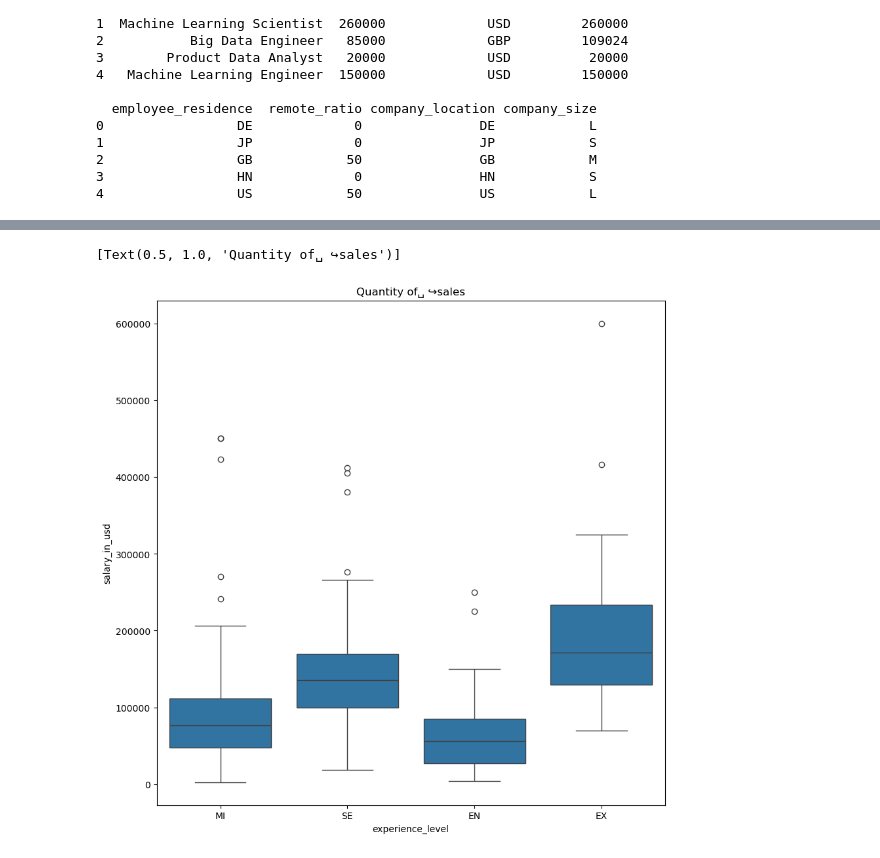
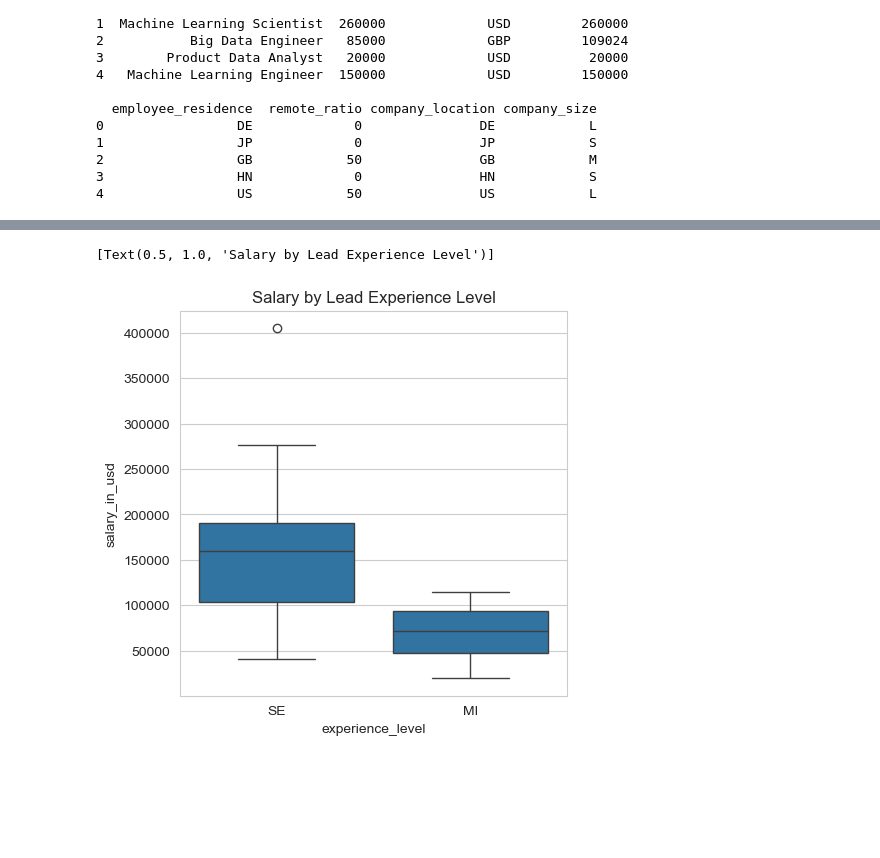
Before and after one commit to CrassSax7/DSE5002_project1, a Jupyter notebook: DSE5002_Project1_cbrookshier.ipynb, the cells around one changed output, grey strips where cells are left out. Drawn from its saved outputs; the diff is of its cells as text; code cells hidden in the pictures; blank space fills up the shorter version.

```diff
--- a/DSE5002_Project1_cbrookshier.ipynb
+++ b/DSE5002_Project1_cbrookshier.ipynb
@@ -136,0 +129,23 @@ sns.boxplot(proj1_salary_lead,x='remote_ratio',y="salary_in_usd", orient="v").se
+# %%
+
+# Create a boxplot representing the salary_in_usd for the filtered data by experience level
+# Create 3 plots, showing subsets created above, superimposed for comparison
+sns.set_style("whitegrid")
+plt.figure(figsize=(10,7))
+sns.boxplot(proj1_salary_lead,x='experience_level',y="salary_in_usd", orient="v",fill=False, width=.7, showmeans=True, meanline=True, meanprops={"linewidth": 1, "color": "red"},label='All Salaries USD').set(title="Lead Data Scientist Salaries in USD by Experience Level 2020-2022")
+sns.boxplot(proj1_salary_lead_US,x='experience_level',y="salary_in_usd", orient="v",fill=False, showmeans=True, meanline=True, meanprops={"linewidth": 1, "color": "red"}, width=.5,label='US Salaries USD').set(title="Lead Data Scientist Salaries in USD by Experience Level 2020-2022")
+sns.boxplot(proj1_salary_lead_nonUS,x='experience_level',y="salary_in_usd", orient="v",fill=False, width=.9,showmeans=True, meanline=True, meanprops={"linewidth": 1, "color": "red"},label='Non-US Salaries USD').set(title="Lead Data Scientist Salaries in USD by Experience Level 2020-2022")
+
+#Adding Textbox
+plt.text(0.6, 195000, 'IQR lead DS salaries ALL = 87,000-170,000 USD', fontsize=10, bbox={'facecolor': 'yellow', 'pad': 10, 'alpha': 1})
+plt.text(0.6, 175000, 'IQR lead DS salaries US = 123,000-233,000 USD', fontsize=10, bbox={'facecolor': 'yellow', 'pad': 10, 'alpha': 1})
+plt.text(0.6, 155000, 'IQR lead DS salaries non-US = 52,000-112,000 USD', fontsize=10, bbox={'facecolor': 'yellow', 'pad': 10, 'alpha': 1})
+plt.text(0.6, 225000, 'Data Mean = Red Dotted Line',color='red', fontsize=10, bbox={'facecolor': 'white', 'pad': 10, 'alpha': 1})
+
+# Set axis labels using plt.xlabel() and plt.ylabel()
+plt.xlabel('Experience Level')
+plt.ylabel('Salary in USD')
+
+# Adding legend
+plt.legend(title='Datasets 2020-2022')
+plt.show()
@@ -137,7 +175,7 @@ sns.boxplot(proj1_salary_lead,x='remote_ratio',y="salary_in_usd", orient="v").se
 # %%
-
-plt.figure(figsize=(10, 10))
-sns.boxplot(proj1_salary,x='experience_level',y="salary_in_usd", orient="v").set(title="Quantity of␣ ↪sales")
+#create a boxplot that shows Salary by 'Lead' Experience Level.
+plt.figure(figsize=(5, 5))
+sns.boxplot(proj1_salary_lead,x='experience_level',y="salary_in_usd", orient="v").set(title="Salary by Lead Experience Level")
 # %% [output]
-[Text(0.5, 1.0, 'Quantity of␣ ↪sales')]
+[Text(0.5, 1.0, 'Salary by Lead Experience Level')]
-[figure, old version]
+[figure, new version]
```
Also changed, not shown: parts of 23 cells of this notebook, 11 other files.
